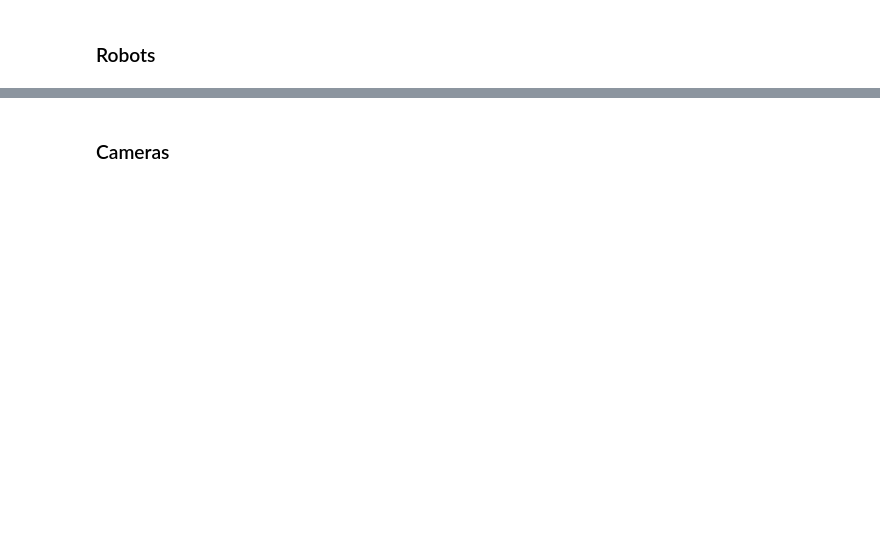
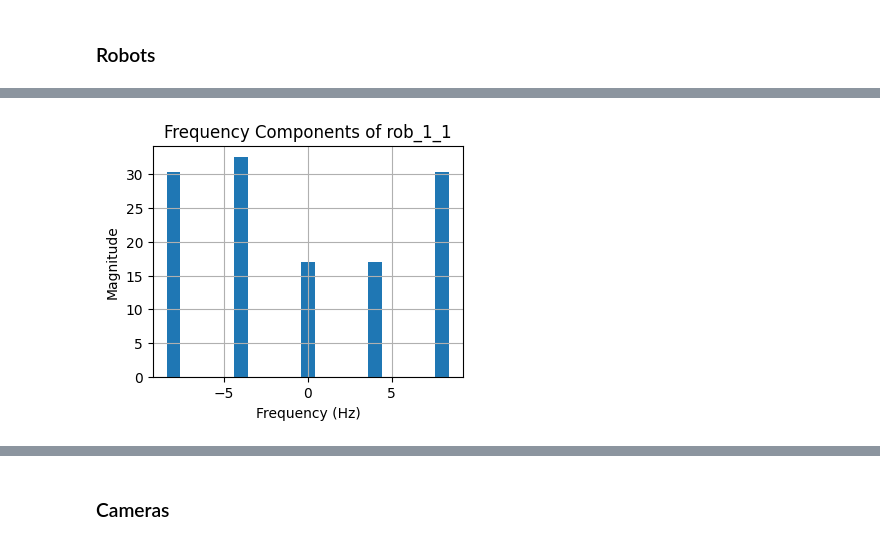
Before and after one commit to brjo0501/Master-Thesis_Code, a Jupyter notebook: Read Files.ipynb, the cells around one changed output, grey strips where cells are left out. Saved outputs shown, nothing was run; the diff lists cells and outputs as text; code cells hidden in the pictures; blank space fills up the shorter version.

Commit message:
Frequency Domain - Reconstruction of Joint Speed

```diff
--- a/Read Files.ipynb
+++ b/Read Files.ipynb
@@ -187,0 +194,23 @@ plt.show()
+# %%
+from scipy.fftpack import fft, fftfreq, ifft
+
+test = rob_data_df['rob_1_1'].iloc[400:430].values
+
+# Perform FFT
+n = len(test)  # Number of data points
+speed_fft = fft(test)
+speed_fft = sorted(speed_fft,key=abs)
+speed_fft = speed_fft[len(speed_fft)-6:len(speed_fft)-1]
+
+freqs = fftfreq(len(speed_fft), 0.05)
+
+# Plotting the results
+plt.figure(figsize=(4, 3))
+plt.bar(freqs, np.abs(speed_fft))
+plt.title('Frequency Components of rob_1_1')
+plt.xlabel('Frequency (Hz)')
+plt.ylabel('Magnitude')
+plt.grid()
+plt.show()
+# %% [output]
+[figure, added]
```
Also changed, not shown: parts of 13 cells of this notebook, 1 other file.
